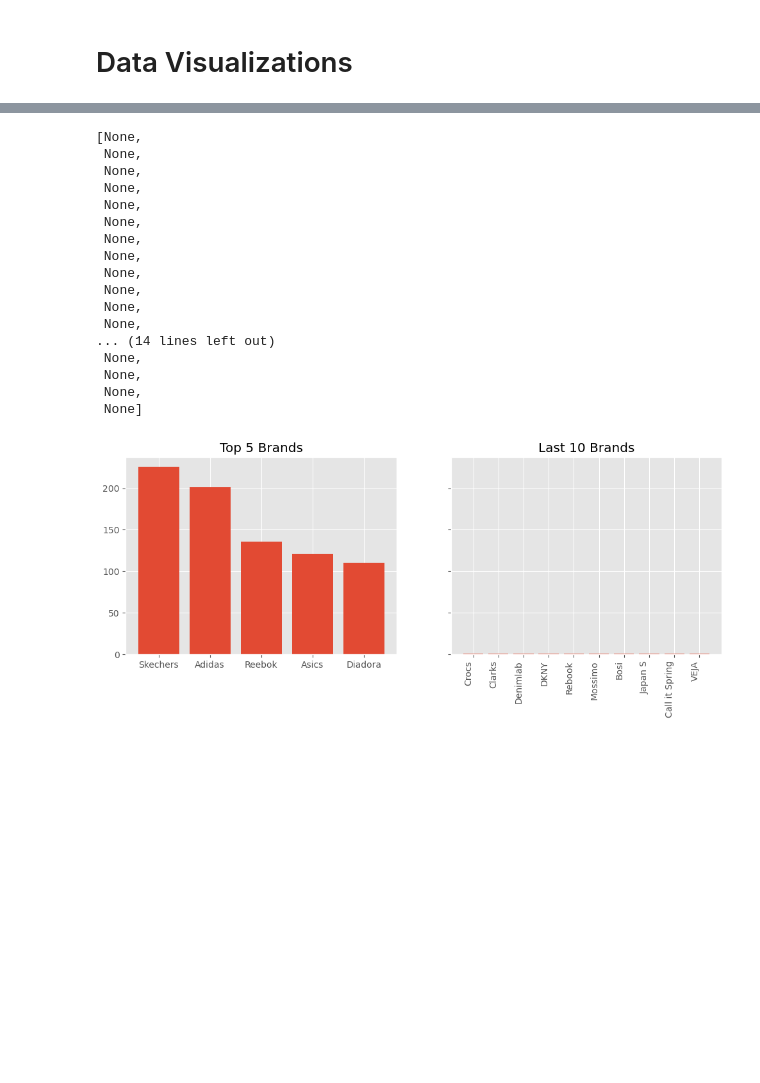
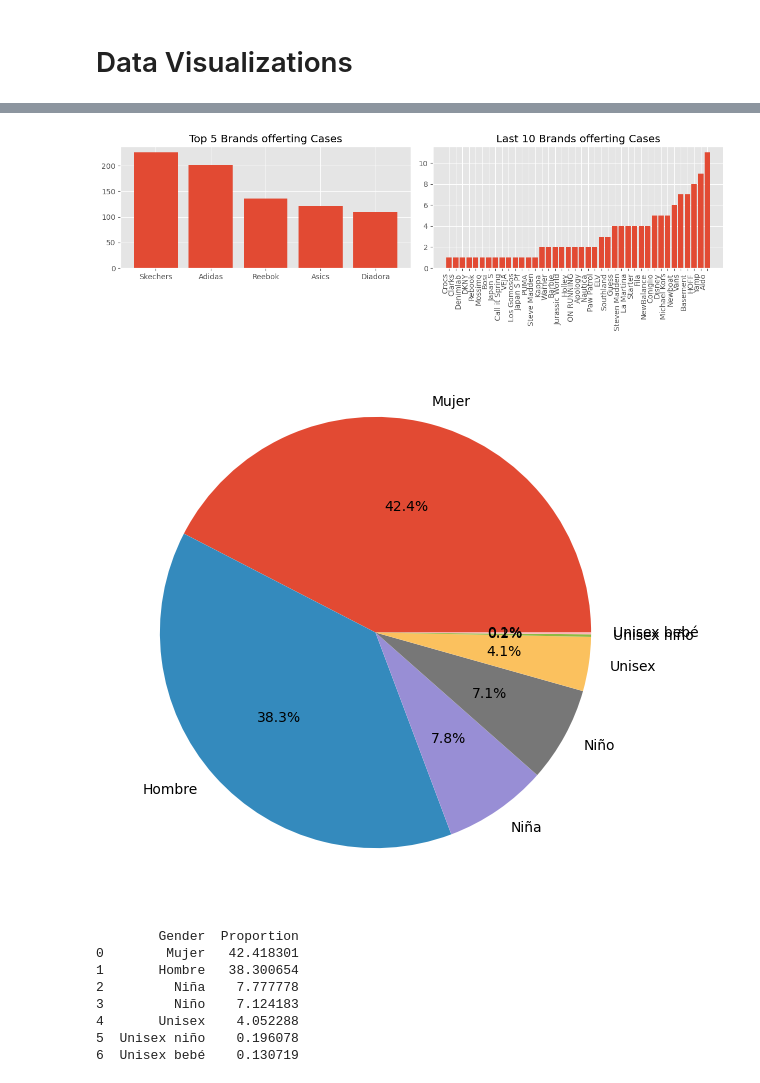
Before and after one commit to sofi-devv/Bootcamp-DS, a Jupyter notebook: falabella/visualizations/viz-fl.ipynb, the cells around one changed output, grey strips where cells are left out. Drawn from its saved outputs; the diff is of its cells as text; code cells hidden in the pictures; blank space fills up the shorter version.

```diff
--- a/falabella/visualizations/viz-fl.ipynb
+++ b/falabella/visualizations/viz-fl.ipynb
@@ -19,31 +20,33 @@ Index(['brand', 'type', 'gender', 'last_type', 'material', 'lining_material',
 # %%
 mpl.style.use('ggplot')
 # %%
-fig, ax = plt.subplots(nrows=1, ncols=2, figsize=(12, 4), sharey=True, sharex=False)
+fig, ax = plt.subplots(nrows=1, ncols=2, figsize=(12, 4), sharey=False, sharex=False)
 top_5_brands = data['brand'].value_counts().nlargest(5)
-last_10_brands = data['brand'].value_counts().nsmallest(5)
+last_40_brands = data['brand'].value_counts().nsmallest(40)
 ax[0].bar(top_5_brands.index, top_5_brands.values, label='Cases')
 ax[1].bar(last_10_brands.index, last_10_brands.values, label='Cases')
-ax[0].set_title('Top 5 Brands')
-ax[1].set_title('Last 10 Brands')
-# vertical alignment of xtick labels for a1
+ax[0].set_title('Top 5 Brands offerting Cases')
+ax[1].set_title('Last 10 Brands offerting Cases')
 plt.setp(ax[1].xaxis.get_majorticklabels(), rotation=90, ha='right')
+plt.tight_layout()
+plt.show()
 # %% [output]
-[None,
- None,
- None,
- None,
- None,
- None,
- None,
- None,
- None,
- None,
- None,
- None,
-... (14 lines left out)
- None,
- None,
- None,
- None]
-[figure, old version]
+[figure, new version]
+# %%
+fig, ax = plt.subplots(figsize=(10, 7))
+gender_counts = pd.Series(data["gender"].value_counts())
+ax.pie(gender_counts, labels=gender_counts.index, autopct='%1.1f%%')
+plt.show()
+
+gender_proportions = pd.DataFrame({'Gender': gender_counts.index, 'Proportion': gender_counts.values / gender_counts.sum() * 100})
+print(gender_proportions)
+# %% [output]
+[figure, added]
+        Gender  Proportion
+0        Mujer   42.418301
+1       Hombre   38.300654
+2         Niña    7.777778
+3         Niño    7.124183
+4       Unisex    4.052288
+5  Unisex niño    0.196078
+6  Unisex bebé    0.130719
```
Also changed, not shown: parts of 3 cells of this notebook, 1 other file.
